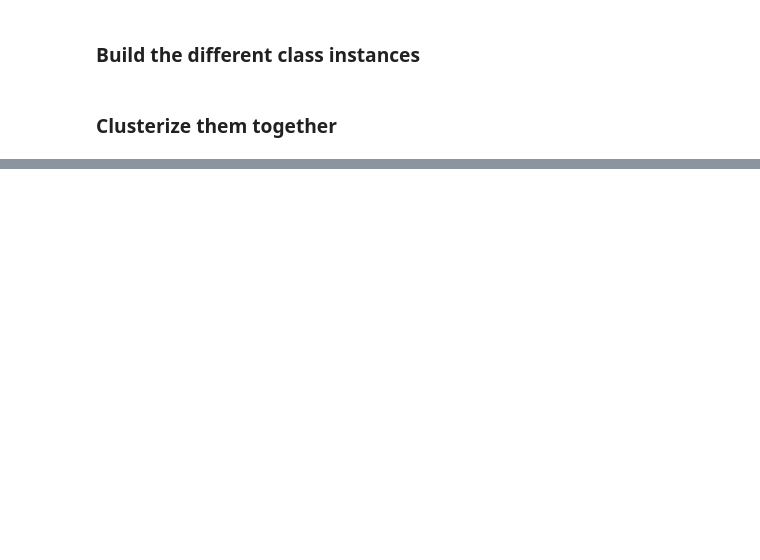
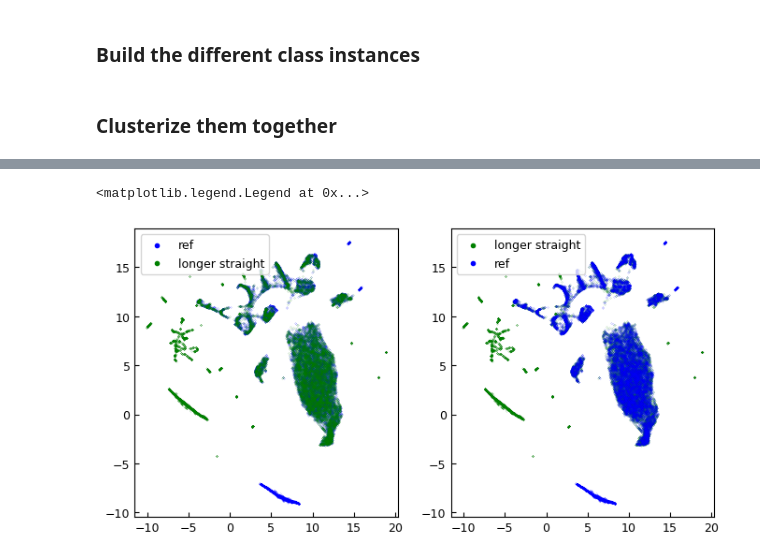
Before and after one commit to HugoLeRoy94/ClusterAnalysis, a Jupyter notebook: notebooks/toy_model/compare_mkv.ipynb, the cells around one changed output, grey strips where cells are left out. Cells and saved outputs as stored; diff of their text form; code cells hidden in the pictures; blank space fills up the shorter version.

```diff
--- a/notebooks/toy_model/compare_mkv.ipynb
+++ b/notebooks/toy_model/compare_mkv.ipynb
@@ -216,6 +234,6 @@ from scipy.special import entr
 # %%
 clt = Cluster(50)
 clt.add_embedding(embs[0])
-clt.add_embedding(embs[1])
+clt.add_embedding(embs[2])
 clt.set_shape_and_flatten()
 clt.clusterize()
@@ -242,0 +313,2 @@ print(-np.log(0.5))
+# %%
+clt.fit_umap(with_cluster_centers=False)
@@ -242,0 +326,13 @@ print(-np.log(0.5))
+# %%
+fig,ax = plt.subplots(ncols=2,figsize=(8,4))
+ax[0].scatter(ak.flatten(clt.reduced_pts[0])[:,0],ak.flatten(clt.reduced_pts[0])[:,1],s=0.01,alpha=1.,c='b',label='ref')
+ax[0].scatter(ak.flatten(clt.reduced_pts[1])[:,0],ak.flatten(clt.reduced_pts[1])[:,1],s=0.01,alpha=1.,c='g',label='longer straight')
+
+ax[1].scatter(ak.flatten(clt.reduced_pts[1])[:,0],ak.flatten(clt.reduced_pts[1])[:,1],s=0.01,alpha=1.,c='g',label='longer straight')
+ax[1].scatter(ak.flatten(clt.reduced_pts[0])[:,0],ak.flatten(clt.reduced_pts[0])[:,1],s=0.01,alpha=1.,c='b',label='ref')
+
+ax[0].legend(markerscale=30)
+ax[1].legend(markerscale=30)
+# %% [output]
+<matplotlib.legend.Legend at 0x...>
+[figure, added]
```
Also changed, not shown: parts of 31 cells of this notebook, 8 other files.
